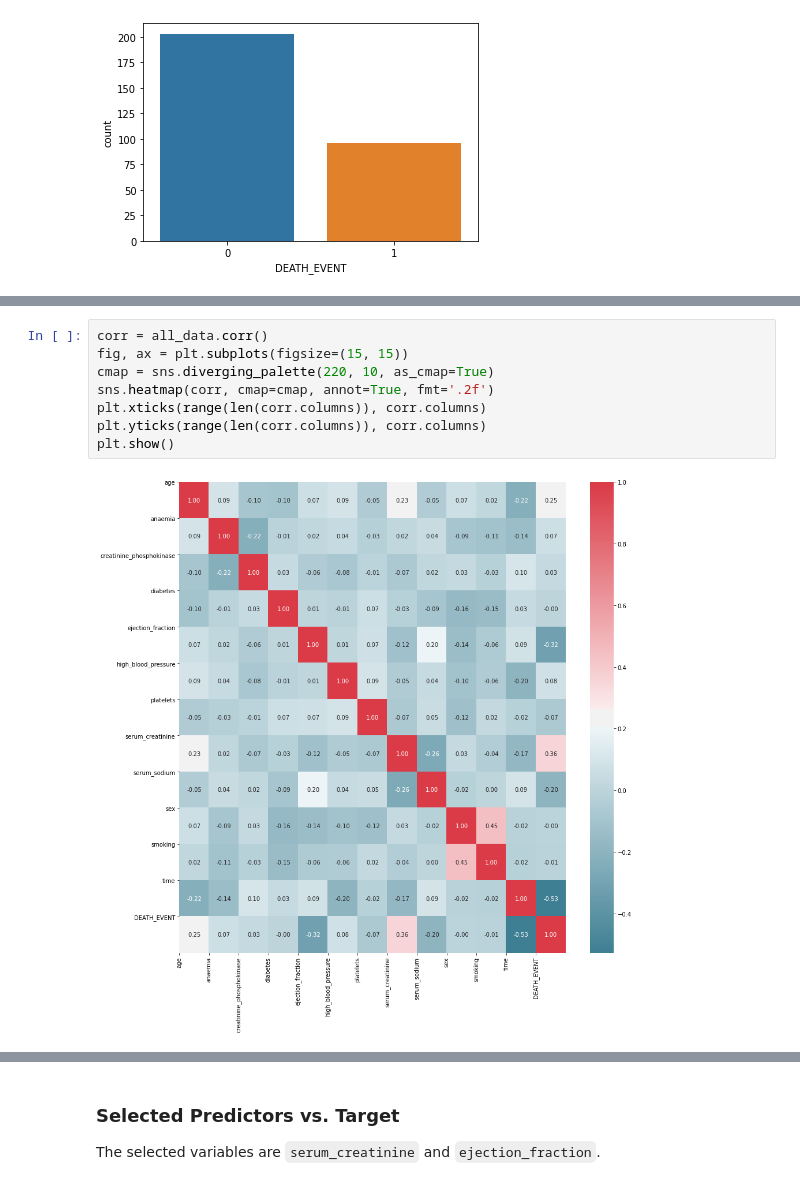
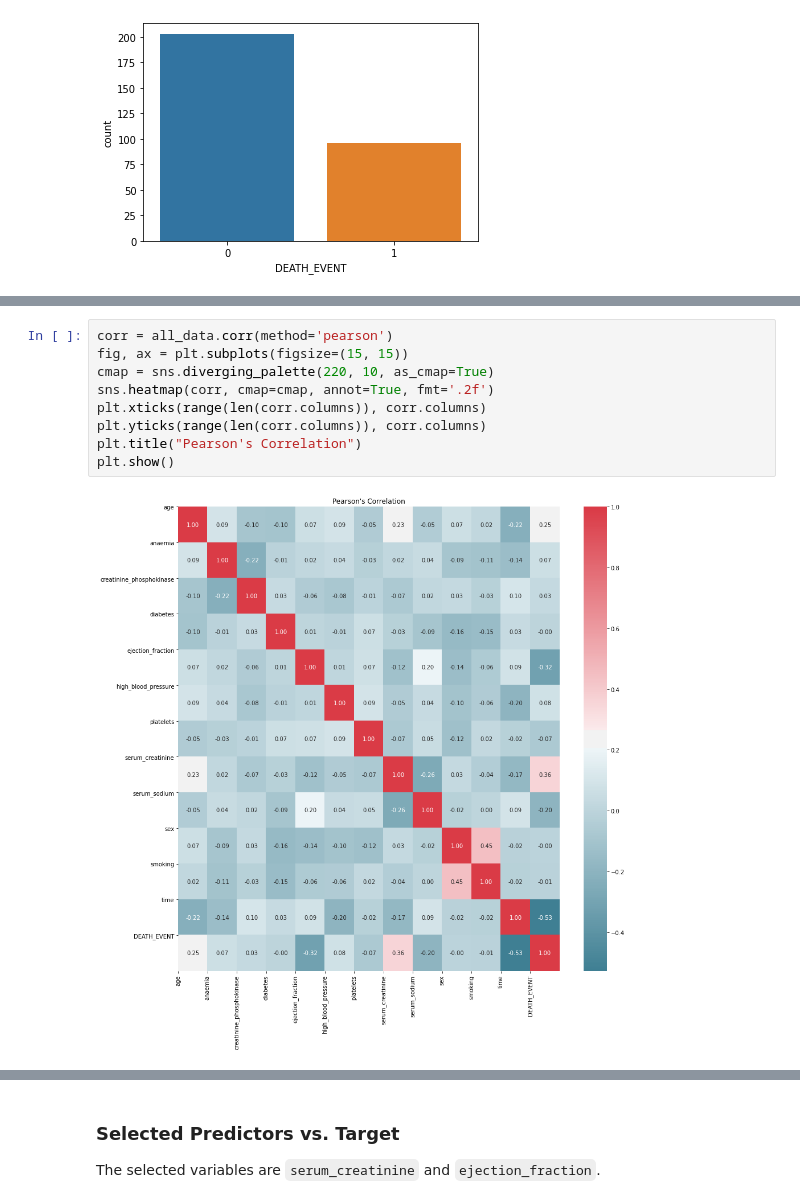
Before and after one commit to KasumiL5x/bu-postdoc-test, a Jupyter notebook: eda-and-cleaning.ipynb, the cells around one changed output, grey strips where cells are left out. Drawn from its saved outputs; the diff is of its cells as text.

```diff
--- a/eda-and-cleaning.ipynb
+++ b/eda-and-cleaning.ipynb
@@ -500,10 +518,11 @@ Looking at this lovely chart, `time` is up there at the top, followed by `serum_
 # %%
-corr = all_data.corr()
+corr = all_data.corr(method='pearson')
 fig, ax = plt.subplots(figsize=(15, 15))
 cmap = sns.diverging_palette(220, 10, as_cmap=True)
 sns.heatmap(corr, cmap=cmap, annot=True, fmt='.2f')
 plt.xticks(range(len(corr.columns)), corr.columns)
 plt.yticks(range(len(corr.columns)), corr.columns)
+plt.title("Pearson's Correlation")
 plt.show()
 # %% [output]
-[figure, old version]
+[figure, new version]
```
Also changed, not shown: parts of 11 cells of this notebook, 1 other file.
